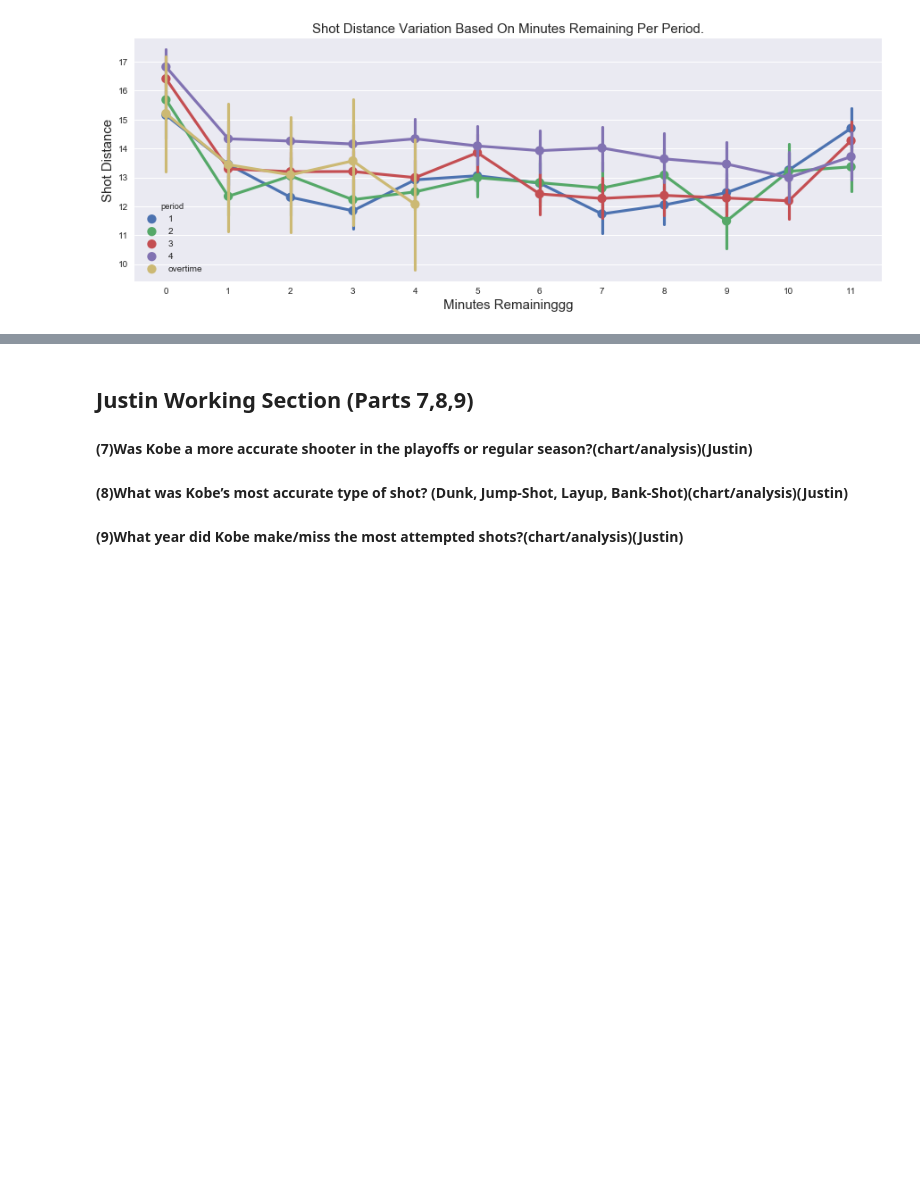
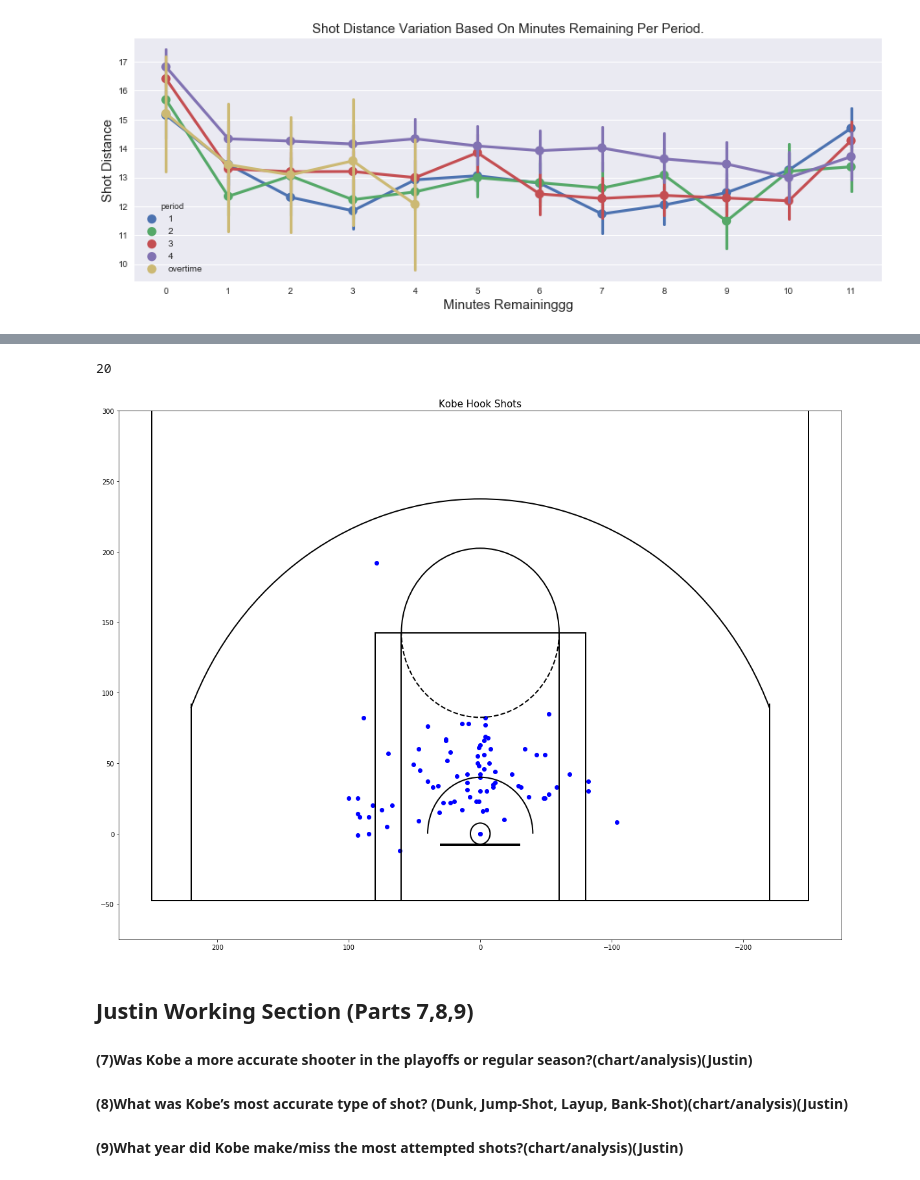
Before and after one commit to lubo4991/INFO-4604-Machine-Learning-Group-Project, a Jupyter notebook: ML Project Notebook.ipynb, the cells around one changed output, grey strips where cells are left out. Saved outputs shown, nothing was run; the diff lists cells and outputs as text; code cells hidden in the pictures; blank space fills up the shorter version.

```diff
--- a/ML Project Notebook.ipynb
+++ b/ML Project Notebook.ipynb
@@ -509,3 +558,18 @@ Text(0,0.5,'Shot Distance')
+# %%
+len(df['season'].unique().tolist())
+# %% [output]
+20
+# %%
+plt.figure(figsize=(20,15))
+ax = df.loc[df.action_type == 'Hook Shot']
+plt.scatter(ax.loc_x, ax.loc_y, color='blue')
+draw_court(outer_lines=True)
+plt.title('Kobe Hook Shots', fontsize=15)
+plt.xlim(275,-275)
+plt.ylim(-75,300)
+plt.show()
+# %% [output]
+[figure, added]
 # %% [markdown]
 ## Justin Working Section (Parts 7,8,9)
 #### (7)Was Kobe a more accurate shooter in the playoffs or regular season?(chart/analysis)(Justin)
```
Also changed, not shown: parts of 5 cells of this notebook.
